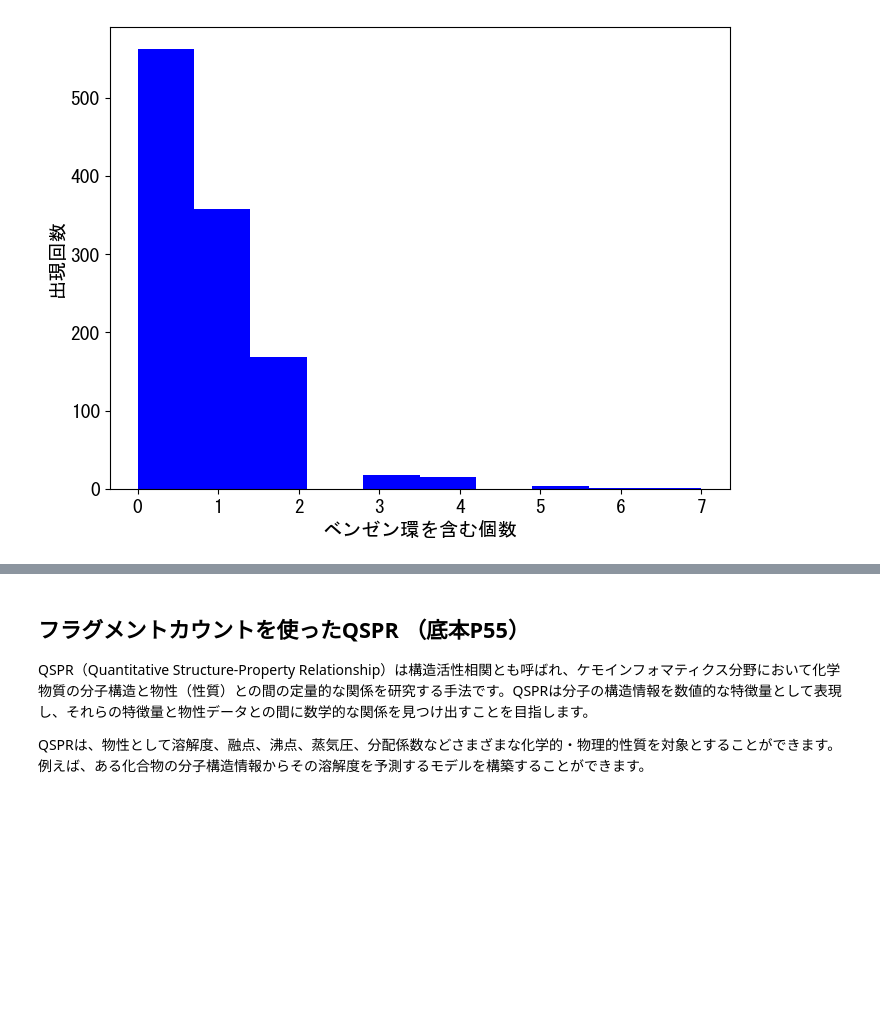
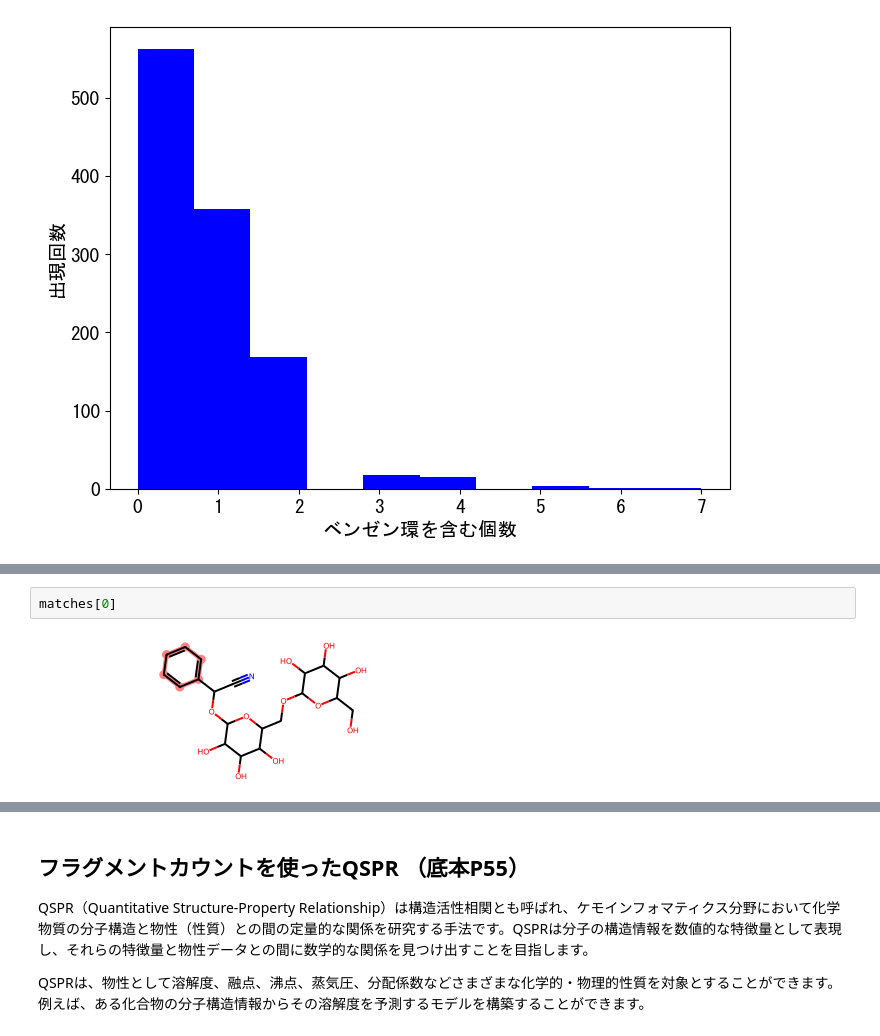
Before and after one commit to ARIM-Training/Training_python_4, a Jupyter notebook: 第4回_フラグメントカウントとQSER.ipynb, the cells around one changed output, grey strips where cells are left out. Drawn from its saved outputs; the diff is of its cells as text; blank space fills up the shorter version.

```diff
--- a/第4回_フラグメントカウントとQSER.ipynb
+++ b/第4回_フラグメントカウントとQSER.ipynb
@@ -158,0 +183,4 @@ plt.show()
+# %%
+matches[0]
+# %% [output]
+[figure, added]
```
Also changed, not shown: parts of 10 cells of this notebook, 8 other files.
